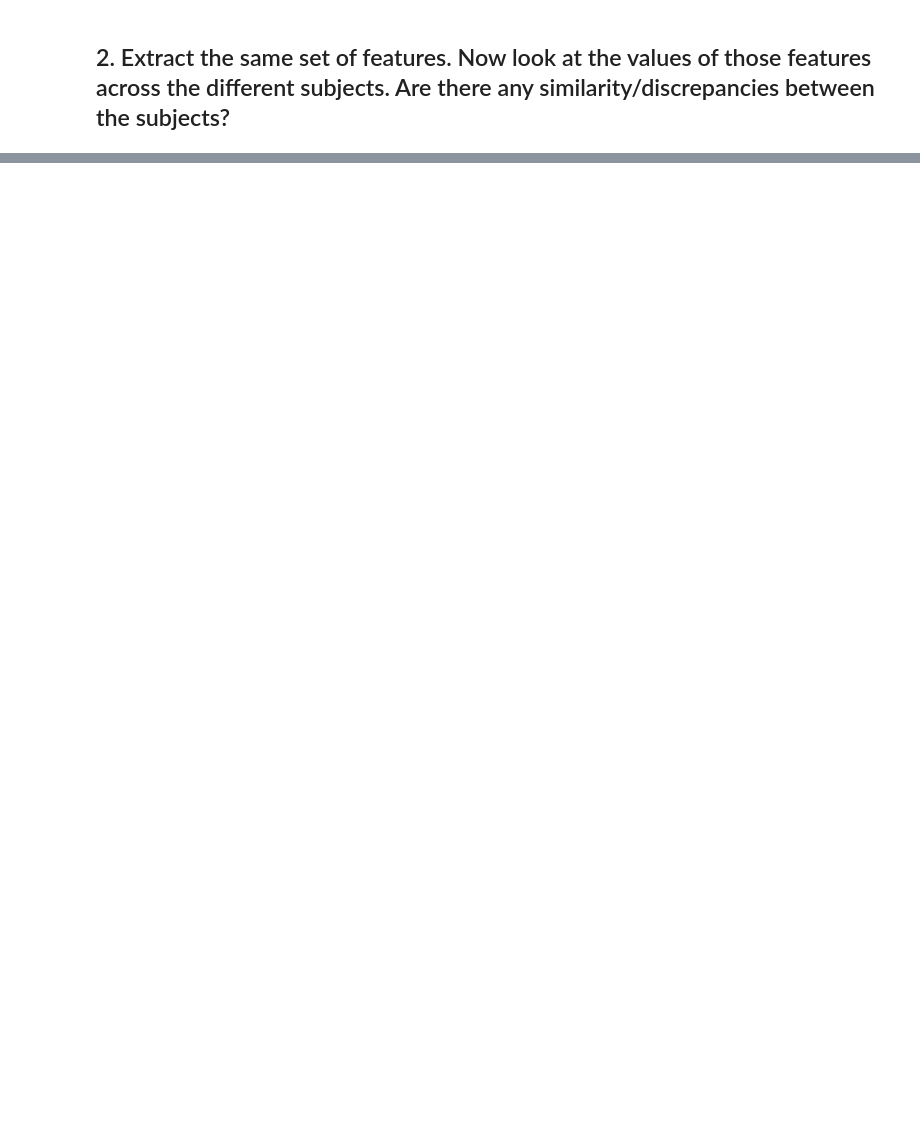
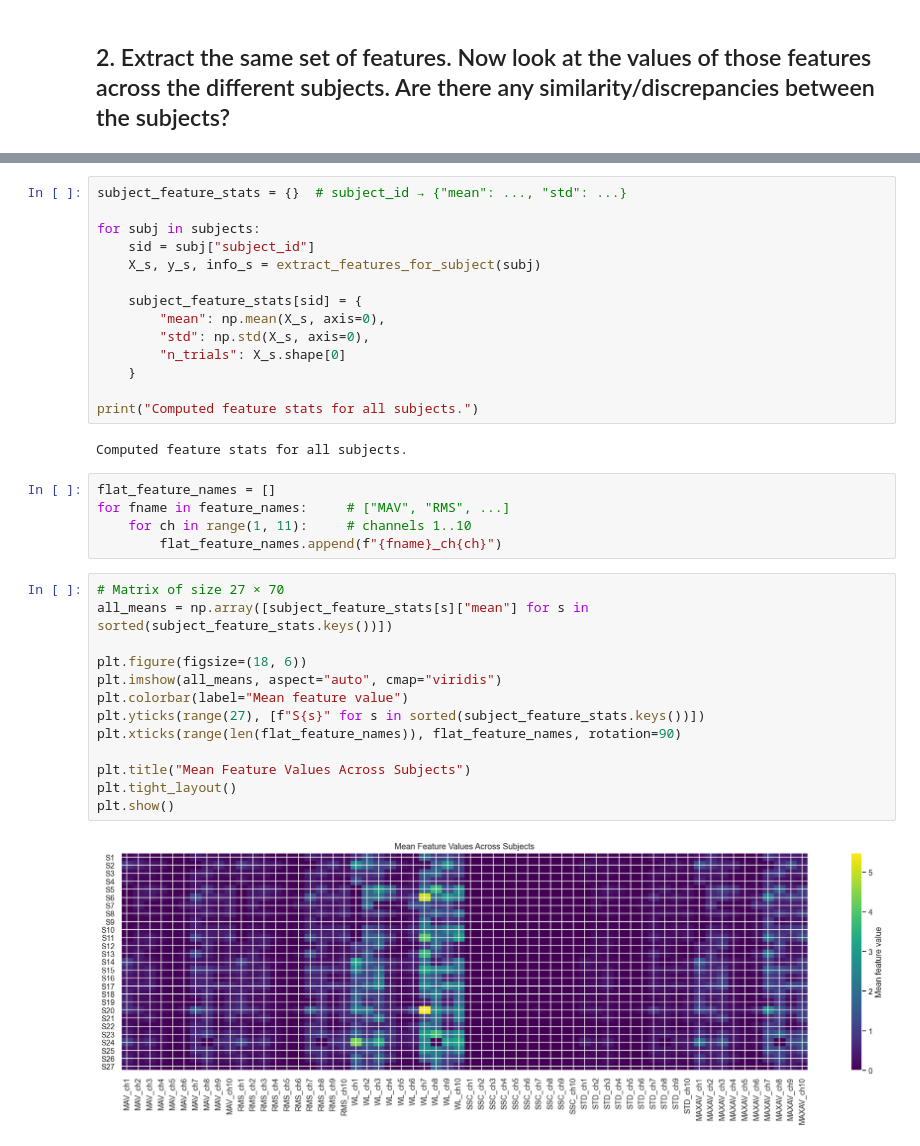
Before and after one commit to philipp-fvef/nx-421-group-w-project-2, a Jupyter notebook: Part2.ipynb, the cells around one changed output, grey strips where cells are left out. Cells and saved outputs as stored; diff of their text form; blank space fills up the shorter version.

```diff
--- a/Part2.ipynb
+++ b/Part2.ipynb
@@ -563,0 +604,36 @@ Found 0 suspicious trials
+# %%
+subject_feature_stats = {}  # subject_id → {"mean": ..., "std": ...}
+
+for subj in subjects:
+    sid = subj["subject_id"]
+    X_s, y_s, info_s = extract_features_for_subject(subj)
+
+    subject_feature_stats[sid] = {
+        "mean": np.mean(X_s, axis=0),
+        "std": np.std(X_s, axis=0),
+        "n_trials": X_s.shape[0]
+    }
+
+print("Computed feature stats for all subjects.")
+# %% [output]
+Computed feature stats for all subjects.
+# %%
+flat_feature_names = []
+for fname in feature_names:     # ["MAV", "RMS", ...]
+    for ch in range(1, 11):     # channels 1..10
+        flat_feature_names.append(f"{fname}_ch{ch}")
+# %%
+# Matrix of size 27 × 70
+all_means = np.array([subject_feature_stats[s]["mean"] for s in sorted(subject_feature_stats.keys())])
+
+plt.figure(figsize=(18, 6))
+plt.imshow(all_means, aspect="auto", cmap="viridis")
+plt.colorbar(label="Mean feature value")
+plt.yticks(range(27), [f"S{s}" for s in sorted(subject_feature_stats.keys())])
+plt.xticks(range(len(flat_feature_names)), flat_feature_names, rotation=90)
+
+plt.title("Mean Feature Values Across Subjects")
+plt.tight_layout()
+plt.show()
+# %% [output]
+[figure, added]
```
Also changed, not shown: parts of 48 cells of this notebook.
